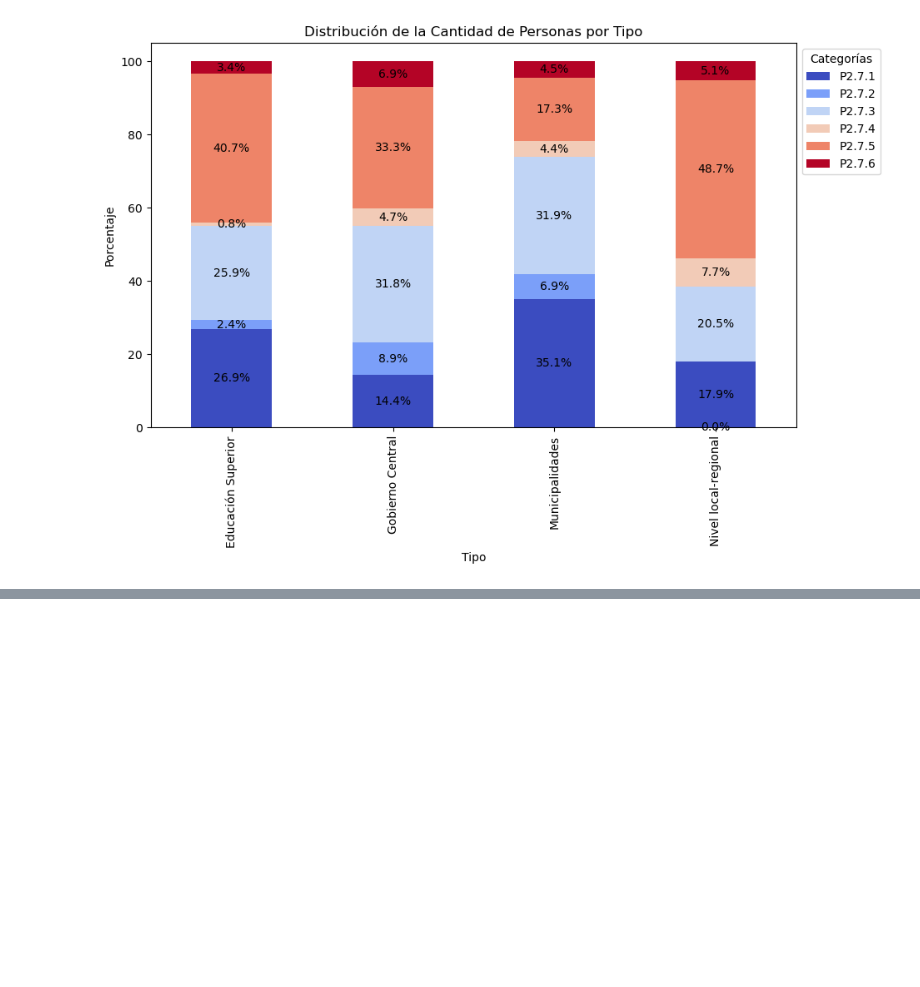
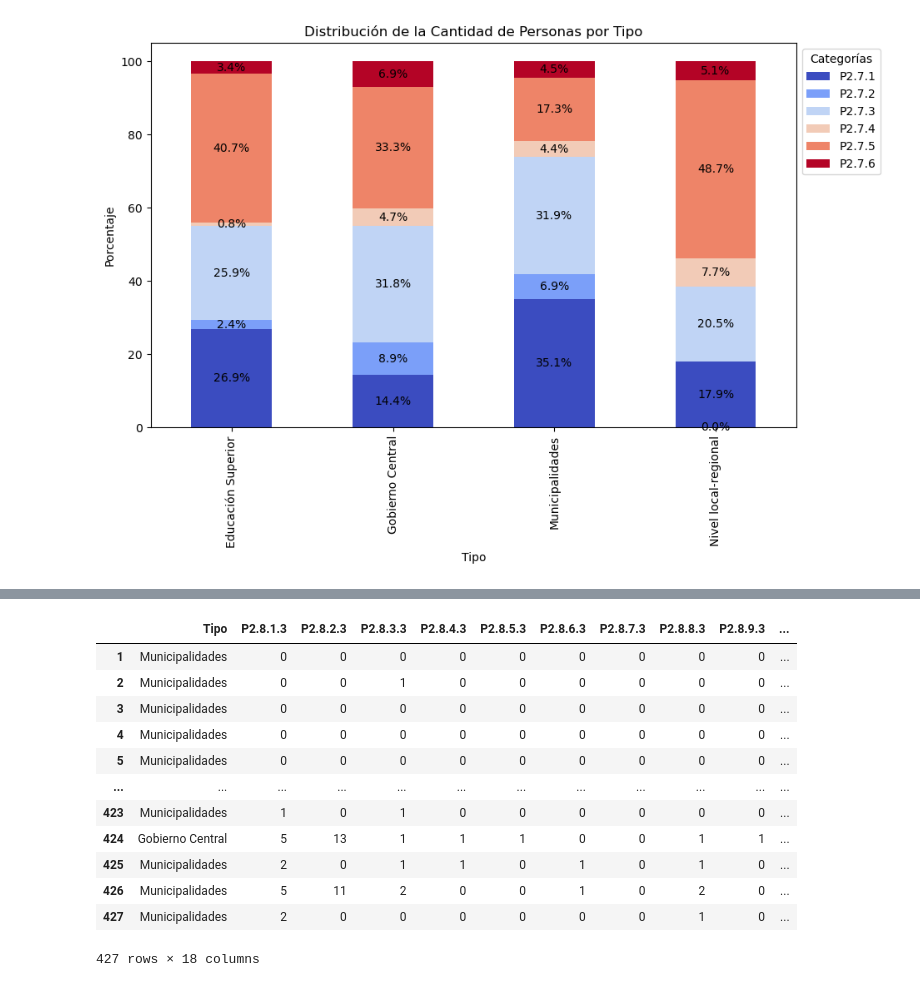
Before and after one commit to alejoGonc/EGD-CameronPartners, a Jupyter notebook: main.ipynb, the cells around one changed output, grey strips where cells are left out. Drawn from its saved outputs; the diff is of its cells as text; code cells hidden in the pictures; blank space fills up the shorter version.

```diff
--- a/main.ipynb
+++ b/main.ipynb
@@ -264,2 +286,18 @@ plt.show()
+# %%
+ProfPorPerfil
+# %% [output]
+|  | Tipo | P2.8.1.3 | P2.8.2.3 | P2.8.3.3 | P2.8.4.3 | P2.8.5.3 | P2.8.6.3 | P2.8.7.3 | P2.8.8.3 | P2.8.9.3 | ... |
+| 1 | Municipalidades | 0 | 0 | 0 | 0 | 0 | 0 | 0 | 0 | 0 | ... |
+| 2 | Municipalidades | 0 | 0 | 1 | 0 | 0 | 0 | 0 | 0 | 0 | ... |
+| 3 | Municipalidades | 0 | 0 | 0 | 0 | 0 | 0 | 0 | 0 | 0 | ... |
+| 4 | Municipalidades | 0 | 0 | 0 | 0 | 0 | 0 | 0 | 0 | 0 | ... |
+| 5 | Municipalidades | 0 | 0 | 0 | 0 | 0 | 0 | 0 | 0 | 0 | ... |
+| ... | ... | ... | ... | ... | ... | ... | ... | ... | ... | ... | ... |
+| 423 | Municipalidades | 1 | 0 | 1 | 0 | 0 | 0 | 0 | 0 | 0 | ... |
+| 424 | Gobierno Central | 5 | 13 | 1 | 1 | 1 | 0 | 0 | 1 | 1 | ... |
+| 425 | Municipalidades | 2 | 0 | 1 | 1 | 0 | 1 | 0 | 1 | 0 | ... |
+| 426 | Municipalidades | 5 | 11 | 2 | 0 | 0 | 1 | 0 | 2 | 0 | ... |
+| 427 | Municipalidades | 2 | 0 | 0 | 0 | 0 | 0 | 0 | 1 | 0 | ... |
+427 rows × 18 columns
 # %%
 cuestionario.head(2)
```
Also changed, not shown: parts of 5 cells of this notebook.
